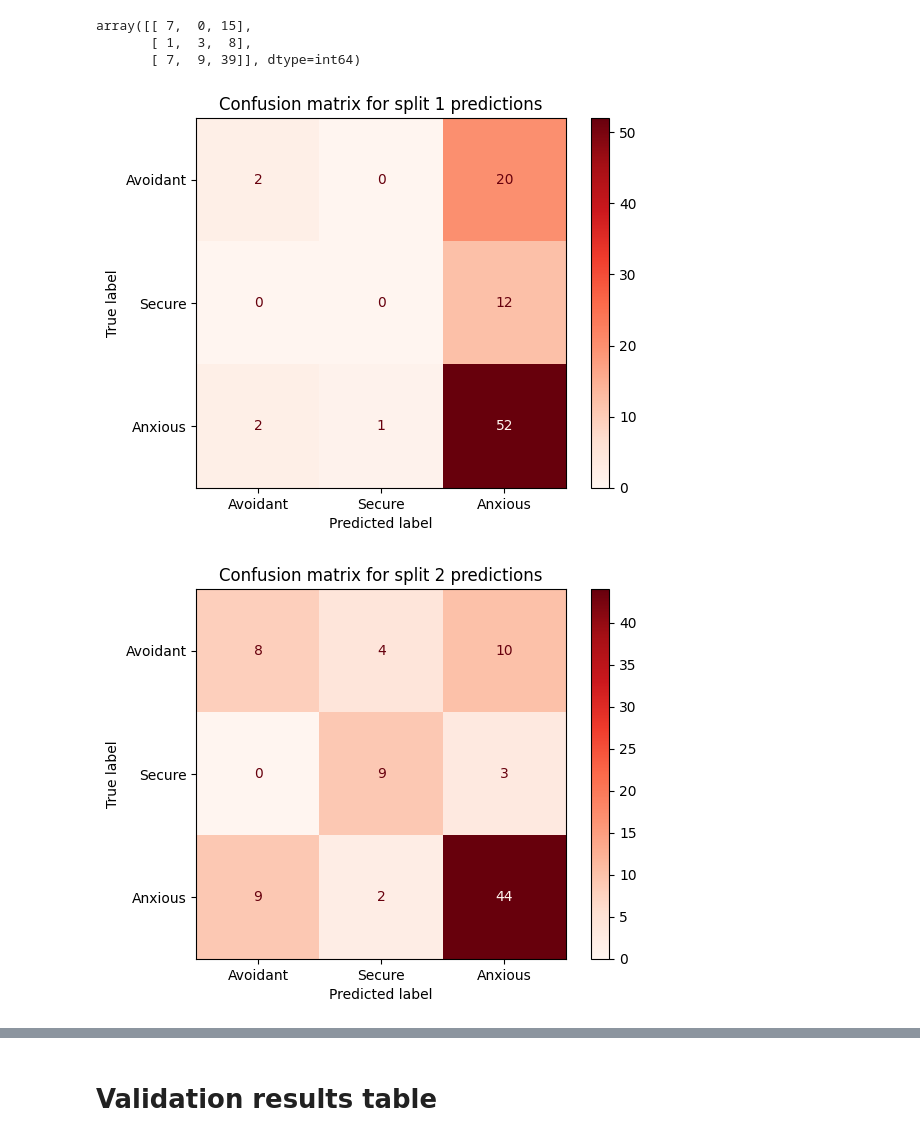
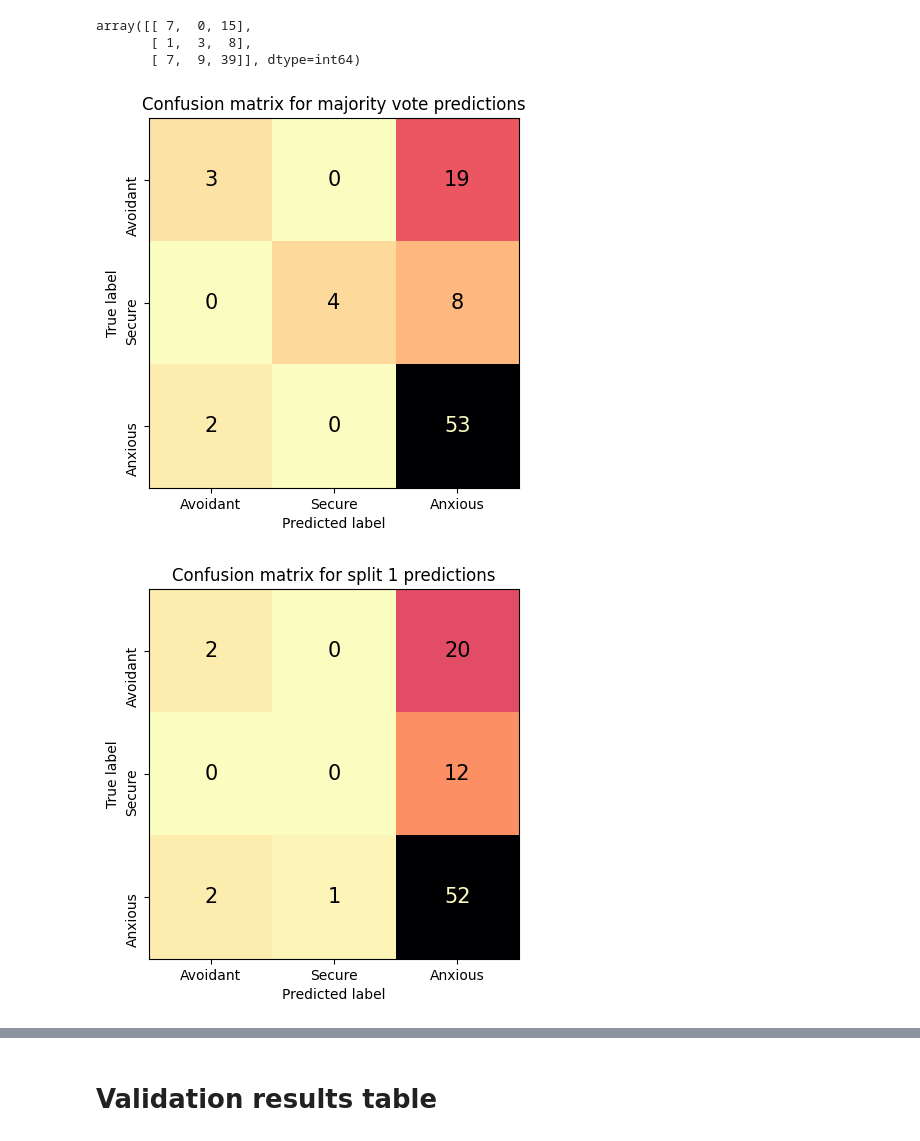
Before and after one commit to Fred-Bred/SDS-thesis, a Jupyter notebook: src/plotting.ipynb, the cells around one changed output, grey strips where cells are left out. Drawn from its saved outputs; the diff is of its cells as text; code cells hidden in the pictures.

```diff
--- a/src/plotting.ipynb
+++ b/src/plotting.ipynb
@@ -164,10 +167,10 @@ from sklearn.metrics import confusion_matrix, ConfusionMatrixDisplay
 # %%
-split1_preds = pd.read_csv(r"C:\Users\frbre\Desktop\split1_test_preds.csv", sep="\t")
-split2_preds = pd.read_csv(r"C:\Users\frbre\Desktop\split2_test_preds.csv", sep="\t")
-split3_preds = pd.read_csv(r"C:\Users\frbre\Desktop\split3_test_preds.csv", sep="\t")
-split4_preds = pd.read_csv(r"C:\Users\frbre\Desktop\split4_test_preds.csv", sep="\t")
-split5_preds = pd.read_csv(r"C:\Users\frbre\Desktop\split5_test_preds.csv", sep="\t")
-targets = pd.read_csv(r"C:\Users\frbre\Desktop\test_combined_150.csv", sep="\t")
+split1_preds = pd.read_csv(r"D:\PACS\robertal-large_150\split1_test_preds.csv", sep="\t")
+split2_preds = pd.read_csv(r"D:\PACS\robertal-large_150\split2_test_preds.csv", sep="\t")
+split3_preds = pd.read_csv(r"D:\PACS\robertal-large_150\split3_test_preds.csv", sep="\t")
+split4_preds = pd.read_csv(r"D:\PACS\robertal-large_150\split4_test_preds.csv", sep="\t")
+split5_preds = pd.read_csv(r"D:\PACS\robertal-large_150\split5_test_preds.csv", sep="\t")
+targets = pd.read_csv(r"D:\PACS\robertal-large_150\test_combined_150.csv", sep="\t")
 # %%
 split1_preds.drop(columns=["document"], inplace=True)
 
@@ -227,25 +224,53 @@ array([[ 7,  0, 15],
        [ 1,  3,  8],
        [ 7,  9, 39]], dtype=int64)
 # %%
-ConfusionMatrixDisplay(cm_1, display_labels=["Avoidant", "Secure", "Anxious"]).plot(cmap="Reds")
-plt.title("Confusion matrix for split 1 predictions")
+# cmap = sns.color_palette("YlOrRd", as_cmap=True)
+# cmap = "PuBu"
+# cmap = "PuRd"
+# cmap = "RdPu"
+# cmap = "YlOrBr"
+# cmap = "afmhot_r"
+# cmap = "binary"
+# cmap = "bone_r"
+# cmap = "copper_r"
+# cmap = "flare"
+cmap = "magma_r"
+
+ConfusionMatrixDisplay(cm_total, display_labels=["Avoidant", "Secure", "Anxious"]).plot(cmap=cmap, text_kw={"size": 15}, colorbar=False)
+plt.title("Confusion matrix for majority vote predictions", fontsize=12)
+plt.tick_params(axis='both', which='major', labelsize=10)
+plt.yticks(rotation=90)
+plt.savefig("../TeX/figures/roberta-large_150_combined_confusion_matrix.png")
+
+ConfusionMatrixDisplay(cm_1, display_labels=["Avoidant", "Secure", "Anxious"]).plot(cmap=cmap, text_kw={"size": 15}, colorbar=False)
+plt.title("Confusion matrix for split 1 predictions", fontsize=12)
+plt.tick_params(axis='both', which='major', labelsize=10)
+plt.yticks(rotation=90)
 plt.savefig("../TeX/figures/roberta-large_150_split1_confusion_matrix.png")
 
-ConfusionMatrixDisplay(cm_2, display_labels=["Avoidant", "Secure", "Anxious"]).plot(cmap="Reds")
-plt.title("Confusion matrix for split 2 predictions")
+ConfusionMatrixDisplay(cm_2, display_labels=["Avoidant", "Secure", "Anxious"]).plot(cmap=cmap, text_kw={"size": 15}, colorbar=False)
+plt.title("Confusion matrix for split 2 predictions", fontsize=12)
+plt.tick_params(axis='both', which='major', labelsize=10)
+plt.yticks(rotation=90)
 plt.savefig("../TeX/figures/roberta-large_150_split2_confusion_matrix.png")
 
-ConfusionMatrixDisplay(cm_3, display_labels=["Avoidant", "Secure", "Anxious"]).plot(cmap="Reds")
-plt.title("Confusion matrix for split 3 predictions")
+ConfusionMatrixDisplay(cm_3, display_labels=["Avoidant", "Secure", "Anxious"]).plot(cmap=cmap, text_kw={"size": 15}, colorbar=False)
+plt.title("Confusion matrix for split 3 predictions", fontsize=12)
+plt.tick_params(axis='both', which='major', labelsize=10)
+plt.yticks(rotation=90)
 plt.savefig("../TeX/figures/roberta-large_150_split3_confusion_matrix.png")
 
-ConfusionMatrixDisplay(cm_4, display_labels=["Avoidant", "Secure", "Anxious"]).plot(cmap="Reds")
-plt.title("Confusion matrix for split 4 predictions")
+ConfusionMatrixDisplay(cm_4, display_labels=["Avoidant", "Secure", "Anxious"]).plot(cmap=cmap, text_kw={"size": 15}, colorbar=False)
+plt.title("Confusion matrix for split 4 predictions", fontsize=12)
+plt.tick_params(axis='both', which='major', labelsize=10)
+plt.yticks(rotation=90)
 plt.savefig("../TeX/figures/roberta-large_150_split4_confusion_matrix.png")
 
-ConfusionMatrixDisplay(cm_5, display_labels=["Avoidant", "Secure", "Anxious"]).plot(cmap="Reds")
-plt.title("Confusion matrix for split 5 predictions")
+ConfusionMatrixDisplay(cm_5, display_labels=["Avoidant", "Secure", "Anxious"]).plot(cmap=cmap, text_kw={"size": 15}, colorbar=False)
+plt.title("Confusion matrix for split 5 predictions", fontsize=12)
+plt.tick_params(axis='both', which='major', labelsize=10)
+plt.yticks(rotation=90)
 plt.savefig("../TeX/figures/roberta-large_150_split5_confusion_matrix.png")
 # %% [output]
-[figure, old version]
+[figure, new version]
-[figure, old version]
+[figure, new version]
```
Also changed, not shown: parts of 4 cells of this notebook, 8 other files.
